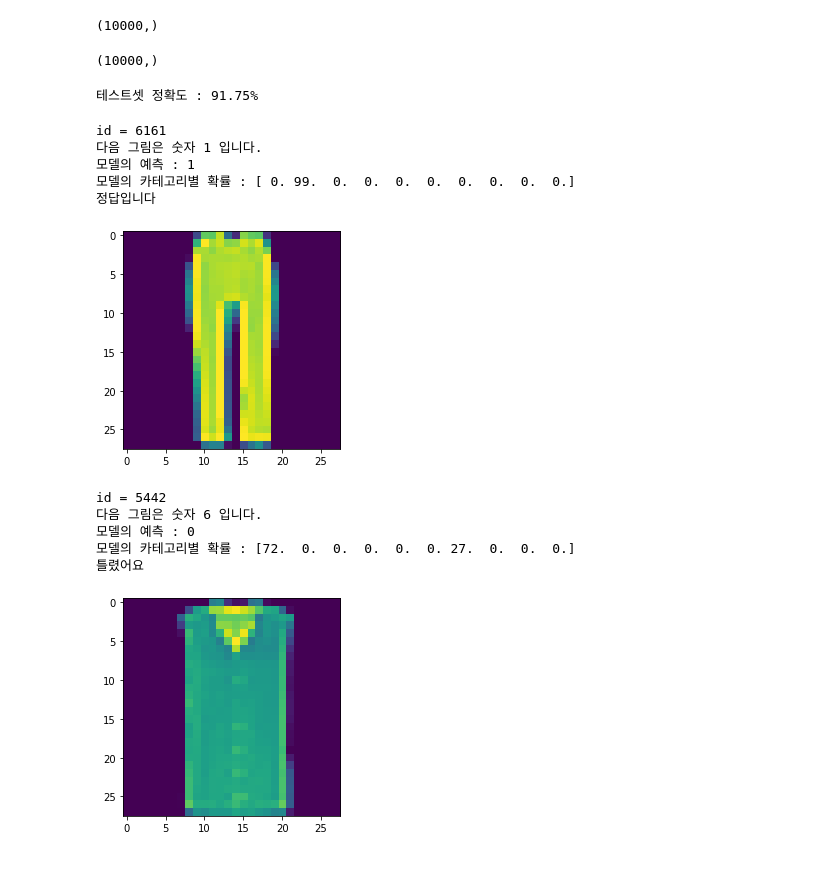
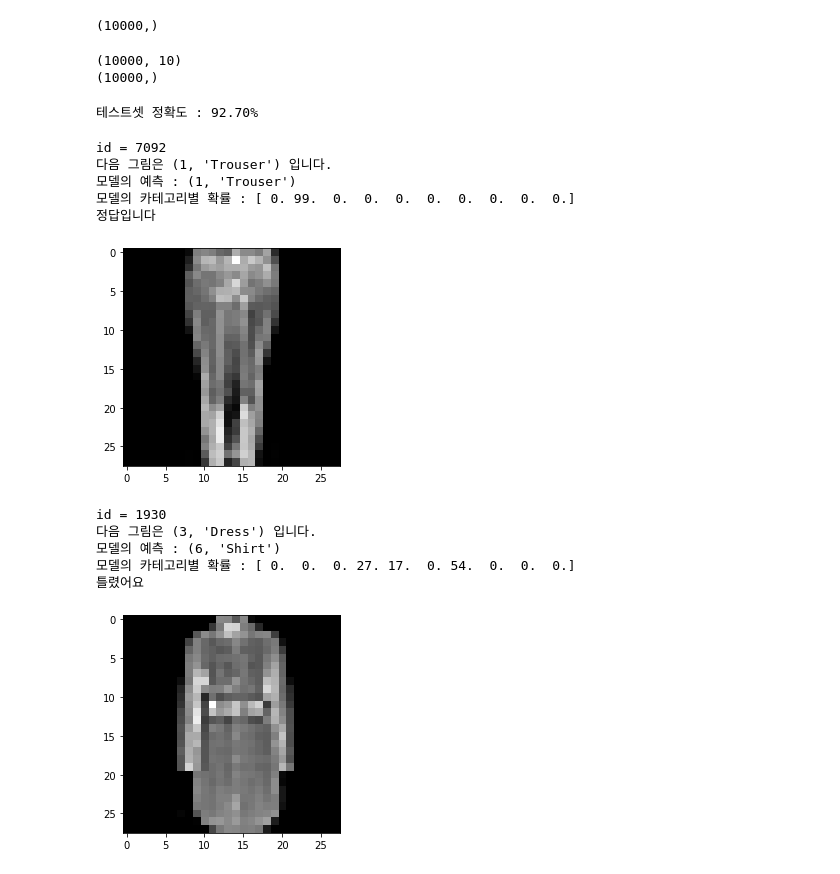
Before and after one commit to Jihwan98/aivle_school, a Jupyter notebook: 2023.03.13.CNN_2.0ver/1_My_First_CNN/1_02_CNN_exercise_Fahsion_MNIST_2.0ver.ipynb, the cells around one changed output. Saved outputs shown, nothing was run; the diff lists cells and outputs as text; code cells hidden in the pictures.

```diff
--- a/2023.03.13.CNN_2.0ver/1_My_First_CNN/1_02_CNN_exercise_Fahsion_MNIST_2.0ver.ipynb
+++ b/2023.03.13.CNN_2.0ver/1_My_First_CNN/1_02_CNN_exercise_Fahsion_MNIST_2.0ver.ipynb
@@ -99,3 +92,8 @@ train_x.shape, test_x.shape
+# %%
+from tensorflow.keras.utils import to_categorical
+# keras.losses.sparse_categorical_crossentropy를 사용하면 전처리를 안해도 됨.
+train_y = to_categorical(train_y)
+test_y = to_categorical(test_y)
 # %% [markdown]
 ### 코드를 완성해주세요!
 
@@ -138,7 +136,7 @@ bl = BatchNormalization()(cl)
 pl = MaxPool2D(pool_size=(2, 2))(bl)
 dl = Dropout(0.25)(pl)
 
-cl = Conv2D(filters=64, kernel_size=(3, 3), padding='same', activation='relu')(il)
+cl = Conv2D(filters=64, kernel_size=(3, 3), padding='same', activation='relu')(dl)
 bl = BatchNormalization()(cl)
 cl = Conv2D(filters=64, kernel_size=(3, 3), padding='same', activation='relu')(bl)
 bl = BatchNormalization()(cl)
@@ -153,7 +151,7 @@ ol = Dense(10, activation='softmax')(bl)
 model = keras.models.Model(il, ol)
 
 # 3. 모델 컴파일
-model.compile(loss=keras.losses.sparse_categorical_crossentropy, metrics=['accuracy'], optimizer='adam')
+model.compile(loss='categorical_crossentropy', metrics=['accuracy'], optimizer='adam')
 
 # 4. 요약
 model.summary()
@@ -192,6 +190,6 @@ es = EarlyStopping(
     restore_best_weights=True
 )
 # %%
-hist = model.fit(train_x, train_y, validation_split=0.2, epochs=10000, callbacks=[es], batch_size=256)
+hist = model.fit(train_x, train_y, validation_split=0.2, epochs=10000, callbacks=[es], batch_size=128)
 # %% [output]
 Epoch 1/10000
@@ -248,17 +246,17 @@ single_y_pred.shape
 (10000,)
 # %%
 print(test_y.shape)
-# single_test_y = test_y.argmax(axis=1)
-# print(single_test_y.shape)
+single_test_y = test_y.argmax(axis=1)
+print(single_test_y.shape)
 # %% [output]
+(10000, 10)
 (10000,)
 # %%
-# test_acc = accuracy_score(single_test_y, single_y_pred)
-test_acc = accuracy_score(test_y, single_y_pred)
+test_acc = accuracy_score(single_test_y, single_y_pred)
 
 print(f'테스트셋 정확도 : {test_acc*100:.2f}%' )
 # %% [output]
-테스트셋 정확도 : 91.75%
+테스트셋 정확도 : 92.70%
 # %%
 '''
 성능 확인을 위해
@@ -269,56 +267,54 @@ Ctrl+Enter를 이용하여
 id = rd.randrange(0,10000)
 
 print(f'id = {id}')
-# print(f'다음 그림은 숫자 {single_test_y[id]} 입니다.')
-print(f'다음 그림은 숫자 {test_y[id]} 입니다.')
-print(f'모델의 예측 : {single_y_pred[id]}')
+print(f'다음 그림은 {single_test_y[id], labels[single_test_y[id]]} 입니다.')
+print(f'모델의 예측 : {single_y_pred[id], labels[single_y_pred[id]]}')
 print(f'모델의 카테고리별 확률 : {np.floor(y_pred[id]*100)}')
 
-# if single_test_y[id] == single_y_pred[id] :
-if test_y[id] == single_y_pred[id] :
+if single_test_y[id] == single_y_pred[id] :
     print('정답입니다')
 else :
     print('틀렸어요')
 
-plt.imshow(test_x[id].reshape([28,-1]))
+plt.imshow(test_x[id].reshape([28,-1]), cmap='gray')
 plt.show()
 # %% [output]
-id = 6161
-다음 그림은 숫자 1 입니다.
-모델의 예측 : 1
+id = 7092
+다음 그림은 (1, 'Trouser') 입니다.
+모델의 예측 : (1, 'Trouser')
 모델의 카테고리별 확률 : [ 0. 99.  0.  0.  0.  0.  0.  0.  0.  0.]
 정답입니다
-[figure, old version]
+[figure, new version]
 # %%
 '''
 틀린 것만 관찰해보자!
 
 Ctrl+Enter를 이용하여
 반복 실행 해보자!
 '''
 
-true_false = (test_y==single_y_pred)
+true_false = (single_test_y==single_y_pred)
 f_id = np.where(true_false==False)[0]        # 틀린 것들의 인덱스 반환
 f_n = len(f_id)                              # 틀린 것들이 총 몇 개나 될까?
 
 id = f_id[rd.randrange(0,f_n)]
 
 print(f'id = {id}')
-print(f'다음 그림은 숫자 {test_y[id]} 입니다.')
-print(f'모델의 예측 : {single_y_pred[id]}')
+print(f'다음 그림은 {single_test_y[id], labels[single_test_y[id]]} 입니다.')
+print(f'모델의 예측 : {single_y_pred[id], labels[single_y_pred[id]]}')
 print(f'모델의 카테고리별 확률 : {np.floor(y_pred[id]*100)}')
 
-if test_y[id] == single_y_pred[id] :
+if single_test_y[id] == single_y_pred[id] :
     print('정답입니다')
 else :
     print('틀렸어요')
 
-plt.imshow(test_x[id].reshape([28,-1]))
+plt.imshow(test_x[id].reshape([28,-1]), cmap='gray')
 plt.show()
 # %% [output]
-id = 5442
-다음 그림은 숫자 6 입니다.
-모델의 예측 : 0
-모델의 카테고리별 확률 : [72.  0.  0.  0.  0.  0. 27.  0.  0.  0.]
+id = 1930
+다음 그림은 (3, 'Dress') 입니다.
+모델의 예측 : (6, 'Shirt')
+모델의 카테고리별 확률 : [ 0.  0.  0. 27. 17.  0. 54.  0.  0.  0.]
 틀렸어요
-[figure, old version]
+[figure, new version]
```
Also changed, not shown: parts of 8 cells of this notebook, 1 other file.
